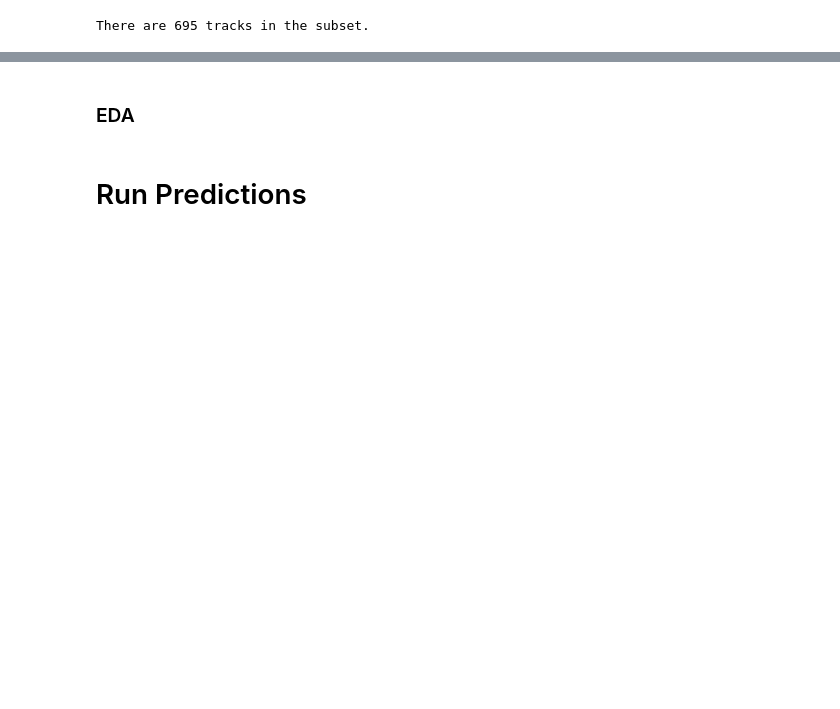
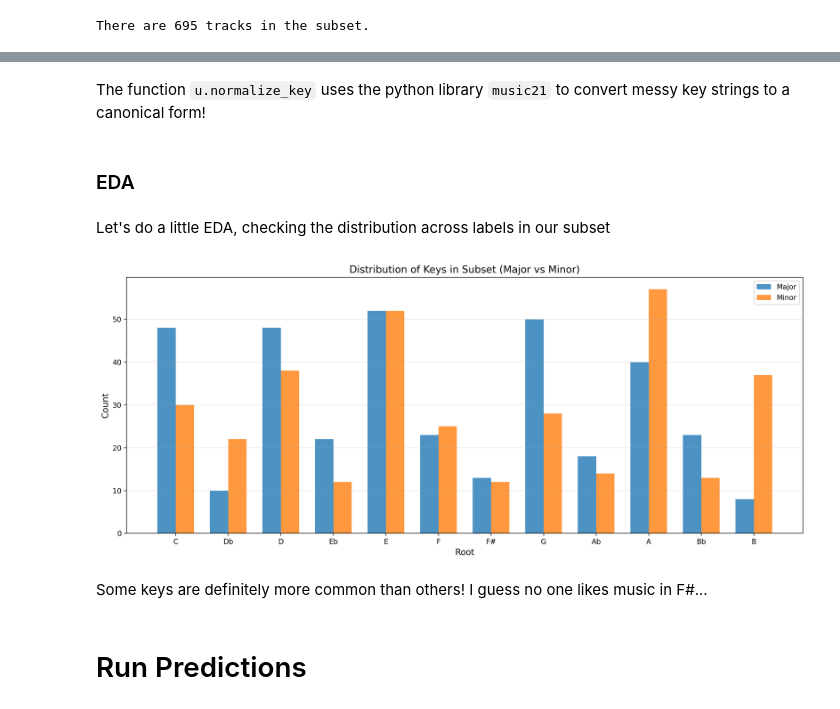
Before and after one commit to jeffgord/mir-key-estimation, a Jupyter notebook: demo.ipynb, the cells around one changed output, grey strips where cells are left out. Saved outputs shown, nothing was run; the diff lists cells and outputs as text; code cells hidden in the pictures; blank space fills up the shorter version.

```diff
--- a/demo.ipynb
+++ b/demo.ipynb
@@ -26,2 +36,9 @@ print(f"There are {len(track_ids_subset)} tracks in the subset.")
 # %% [output]
 There are 695 tracks in the subset.
+# %%
+# Let's check out the first few tracks
+for track_id in list(track_ids)[:5]:
+    track = dataset.track(track_id)
+    print(f"Track ID: {track_id}")
+    print(f"Key: {track.key} {track.mode}")
+    print()
@@ -28,14 +60,57 @@ There are 695 tracks in the subset.
 # %%
-# Save the actual keys for the subset of tracks in a dictionary
-actual_keys = {}
+# Save the labels for all tracks in the subset to a dictionary for future use
+actual_keys_dict = {}
 
-for track_id in track_ids_subset:
+for track_id in track_ids:
     track = dataset.track(track_id)
-    key_and_mode = track.key + ' ' + track.mode.lower()
-    actual_keys[track_id] = key_and_mode
+    key_raw = track.key + ' ' + track.mode.lower()
+    key = u.normalize_key(key_raw)
+    actual_keys_dict[track_id] = key
+# %% [markdown]
+The function `u.normalize_key` uses the python library `music21` to convert messy key strings to a canonical form!
 # %% [markdown]
 ### EDA
+# %% [markdown]
+Let's do a little EDA, checking the distribution across labels in our subset
 # %%
 # Show distribution of keys by root with major vs. minor
+actual_keys = list(actual_keys_dict.values())
+
+# Count major and minor for each root
+key_counts = {root: {'major': 0, 'minor': 0} for root in u.ROOTS}
+
+for key in actual_keys:
+    parts = key.split()
+    root = parts[0]
+    mode = parts[1].lower()
+    if root in key_counts:
+        key_counts[root][mode] += 1
+
+# Create bar chart
+fig, ax = plt.subplots(figsize=(14, 6))
+
+x = np.arange(len(u.ROOTS))
+width = 0.35
+
+major_counts = [key_counts[root]['major'] for root in u.ROOTS]
+minor_counts = [key_counts[root]['minor'] for root in u.ROOTS]
+
+bars1 = ax.bar(x - width/2, major_counts, width, label='Major', alpha=0.8)
+bars2 = ax.bar(x + width/2, minor_counts, width, label='Minor', alpha=0.8)
+
+ax.set_xlabel('Root', fontsize=12)
+ax.set_ylabel('Count', fontsize=12)
+ax.set_title('Distribution of Keys in Subset (Major vs Minor)', fontsize=14)
+ax.set_xticks(x)
+ax.set_xticklabels(u.ROOTS)
+ax.legend()
+ax.grid(axis='y', alpha=0.3)
+
+plt.tight_layout()
+plt.show()
+# %% [output]
+[figure, added]
+# %% [markdown]
+Some keys are definitely more common than others! I guess no one likes music in F#...
 # %% [markdown]
 # Run Predictions
```
Also changed, not shown: parts of 31 cells of this notebook, 7 other files.
